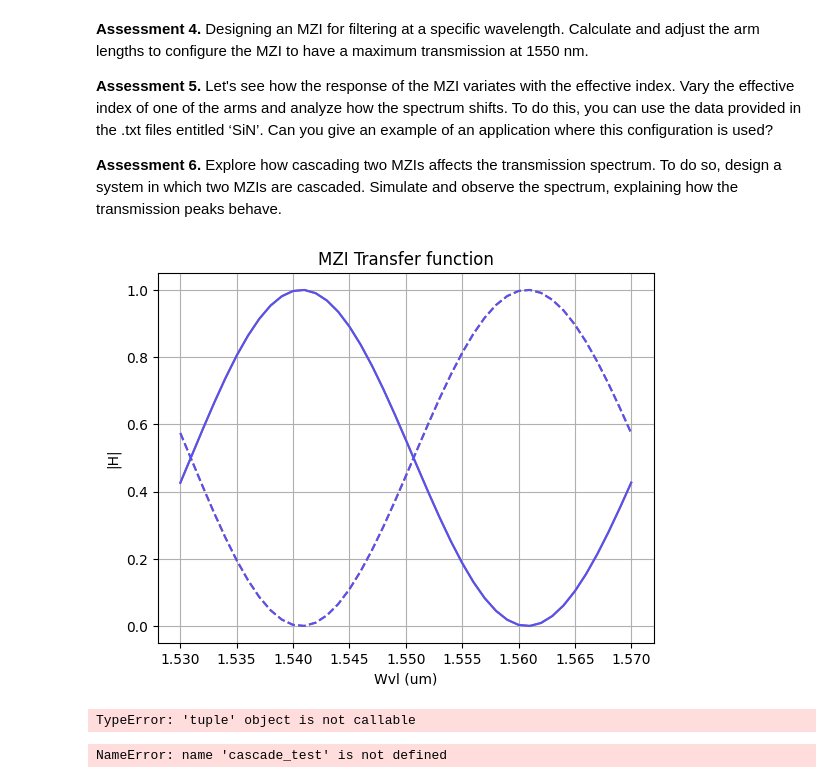
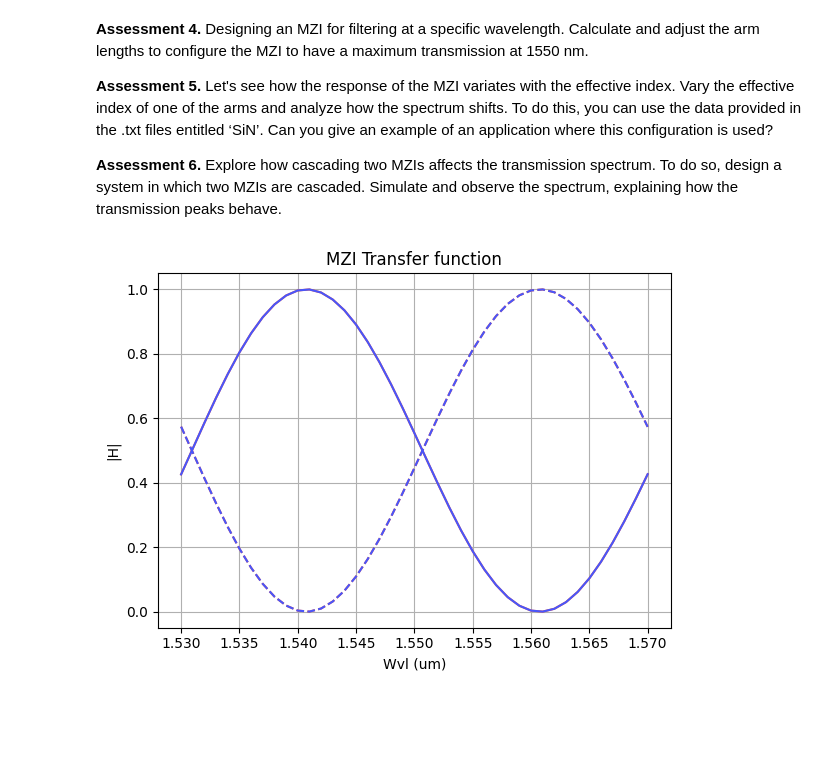
Before and after one commit to niospinamev2/pic-upv-lab3, a Jupyter notebook: 30_INTERFEROMETERS_v2025_STUDENTS_UPDATE2.ipynb, the cells around one changed output. Drawn from its saved outputs; the diff is of its cells as text; code cells hidden in the pictures; blank space fills up the shorter version.

```diff
--- a/30_INTERFEROMETERS_v2025_STUDENTS_UPDATE2.ipynb
+++ b/30_INTERFEROMETERS_v2025_STUDENTS_UPDATE2.ipynb
@@ -1101,27 +1104,28 @@ Can you give an example of an application where this configuration is used?
 # %%
 mzi_test = mzi(wl=wvl,
             coup_a={"coupling":K_a},
             wvg_u={"wl":wvl, "neff":neffu, "length": Lu, "loss":alphau},
             wvg_d={"wl":wvl, "neff":neffd, "length": Ld, "loss":alphad},
             coup_b={"coupling":K_b},
             )
 
 h00 = mzi_test["in0", "out0"]
 h01 = mzi_test["in0", "out1"]
 h11 = mzi_test["in1", "out1"]
 h10 = mzi_test["in1", "out0"]
 
 
 # Plot
-plt.figure()
+plt.figure(figsize=(7, 4.5))
 plt.plot(wvl, np.abs(h11)**2, linestyle="-", color=color[8], label=f"h11")
 plt.plot(wvl, np.abs(h10)**2, linestyle="--", color=color[8], label=f"h10")
 plt.plot(wvl, H22, linestyle='-', color=color[1], label='H22')
 plt.plot(wvl, H21, linestyle='--', color=color[1], label='H21')
 plt.xlabel('Wvl (um)')
 plt.ylabel('|H|')
 plt.title('MZI Transfer function')
 plt.grid(True)
-plt.show()
+plt.tight_layout(rect=[0, 0, 0.85, 1])
+plt.savefig('A03_SAX_simulation.png', bbox_inches='tight')
 # %% [output]
-[figure, old version]
+[figure, new version]
@@ -1161,44 +1131,0 @@ K2 = 0.5
-# %%
-cascade_test = mzi_cascade(
-    wl=wvl,
-
-    mzi1={
-        "coup_a": {"coupling": K1},
-        "coup_b": {"coupling": K1},
-        "wvg_u": {
-            "wl": wvl,
-            "neff": neff,
-            "length": Lu1,
-            "loss": alpha,
-        },
-        "wvg_d": {
-            "wl": wvl,
-            "neff": neff,
-            "length": Ld1,
-            "loss": alpha,
-        },
-    },
-
-    mzi2={
-        "coup_a": {"coupling": K2},
-        "coup_b": {"coupling": K2},
-        "wvg_u": {
-            "wl": wvl,
-            "neff": neff,
-            "length": Lu2,
-            "loss": alpha,
-        },
-        "wvg_d": {
-            "wl": wvl,
-            "neff": neff,
-            "length": Ld2,
-            "loss": alpha,
-        },
-    },
-)
-# %% [output]
-TypeError: 'tuple' object is not callable
-# %%
-H = cascade_test["in0", "out0"]
-# %% [output]
-NameError: name 'cascade_test' is not defined
```
Also changed, not shown: parts of 6 cells of this notebook, 4 other files.
